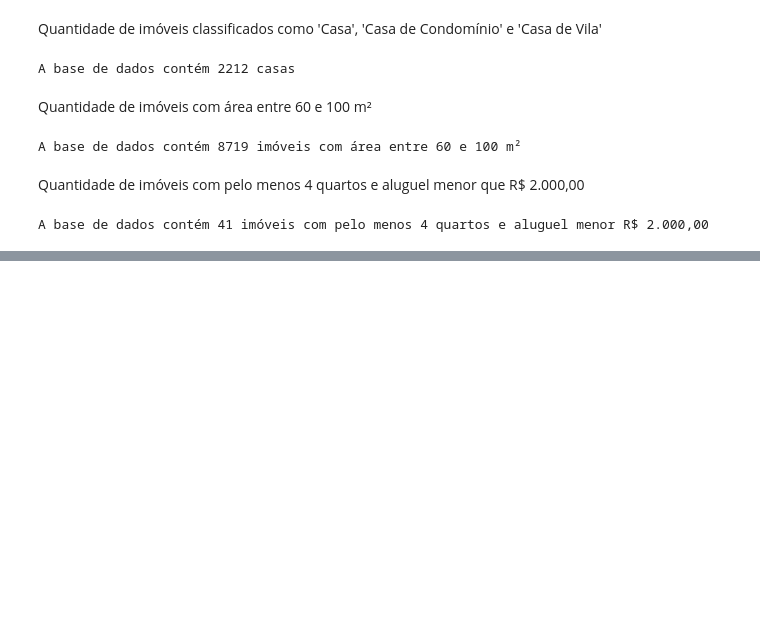
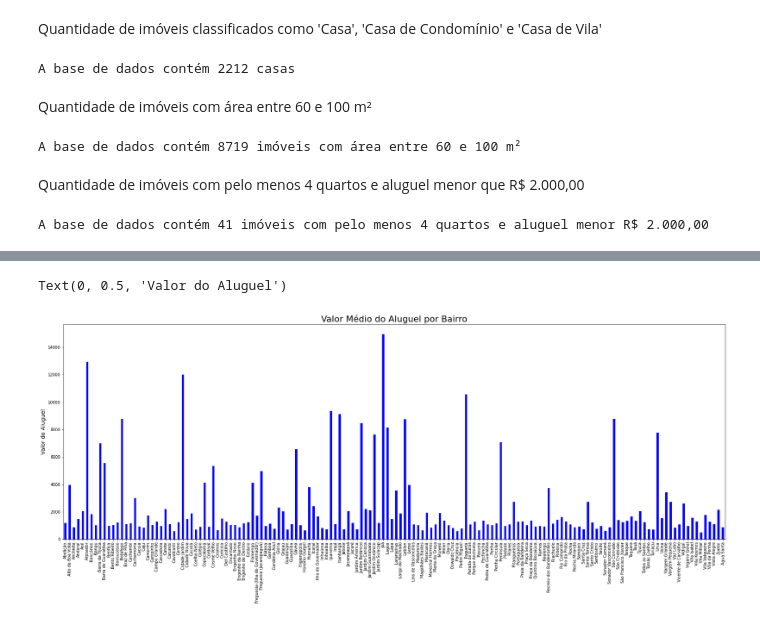
Before and after one commit to ludmilabueno/portfolio, a Jupyter notebook: alura-pandas-analise-tratamento-dos-dados/notebook/alura_pandas_tratamento_e_analise_dados.ipynb, the cells around one changed output, grey strips where cells are left out. Cells and saved outputs as stored; diff of their text form; code cells hidden in the pictures; blank space fills up the shorter version.

```diff
--- a/alura-pandas-analise-tratamento-dos-dados/notebook/alura_pandas_tratamento_e_analise_dados.ipynb
+++ b/alura-pandas-analise-tratamento-dos-dados/notebook/alura_pandas_tratamento_e_analise_dados.ipynb
@@ -249,0 +481,6 @@ A base de dados contém 41 imóveis com pelo menos 4 quartos e aluguel menor R$
+# %%
+# Definindo quais tipos de imóveis farão parte do grande grupo Casa
+casa = ['Casa', 'Casa de Condomínio', 'Casa de Vila']
+# %%
+# Fazendo uma iteração para verificar quais imóveis são casa e quais são apartamento e salvar em Tipo Agregado
+dados_residencial['Tipo Agregado'] = dados_residencial['Tipo'].apply(lambda x: 'Casa' if x in casa else 'Apartamento')
@@ -249,0 +568,3 @@ A base de dados contém 41 imóveis com pelo menos 4 quartos e aluguel menor R$
+# %%
+# Removendo esses dados do DataFrame original
+dados_residencial.drop(['Valor Bruto', 'Valor Bruto/m²'], axis=1, inplace=True)
@@ -249,0 +597,3 @@ A base de dados contém 41 imóveis com pelo menos 4 quartos e aluguel menor R$
+# %%
+# Método groupby
+grupo_bairros = dados_residencial.groupby('Bairro')
@@ -249,0 +722,10 @@ A base de dados contém 41 imóveis com pelo menos 4 quartos e aluguel menor R$
+# %%
+# Visualizando os dados em um gráfico
+ax = grupo_bairros['Valor'].mean().plot.bar(color='blue')
+ax.figure.set_size_inches(30, 10)
+ax.set_title('Valor Médio do Aluguel por Bairro', fontsize=22)
+ax.set_xlabel('')
+ax.set_ylabel('Valor do Aluguel', fontsize=14)
+# %% [output]
+Text(0, 0.5, 'Valor do Aluguel')
+[figure, added]
```
Also changed, not shown: parts of 78 cells of this notebook.
